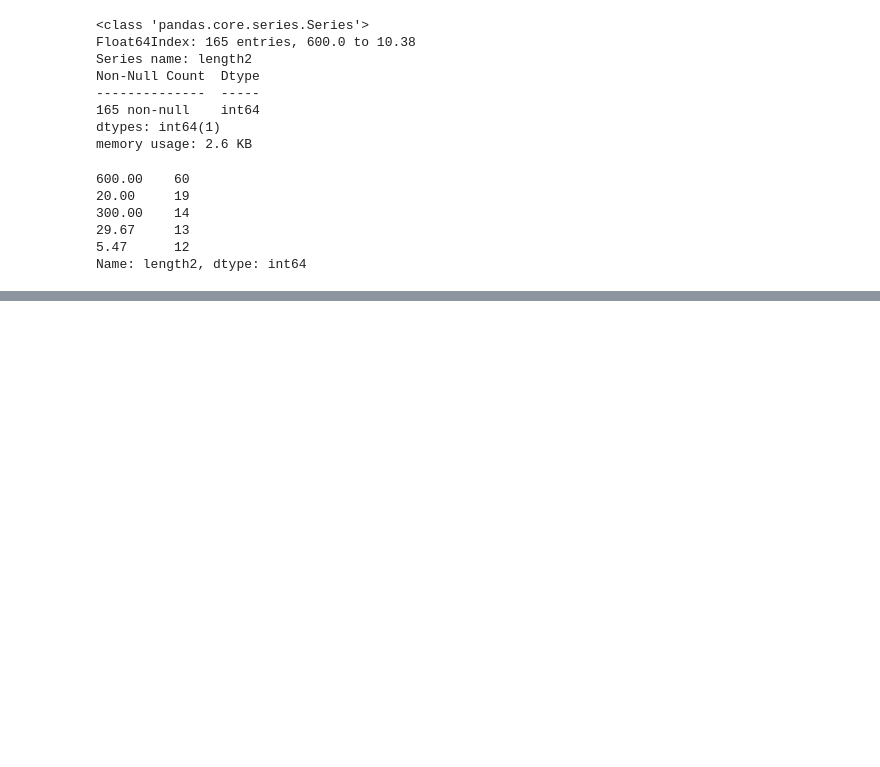
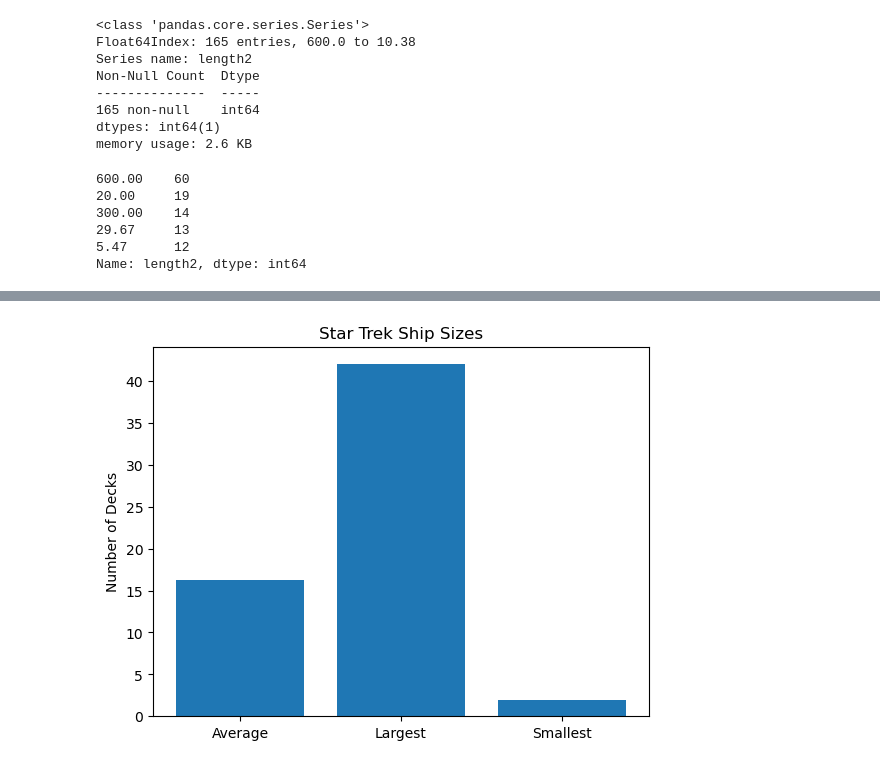
Before and after one commit to wesiswes629/wookiestapi, a Jupyter notebook: notebooks/all_spacecraft.ipynb, the cells around one changed output, grey strips where cells are left out. Drawn from its saved outputs; the diff is of its cells as text; code cells hidden in the pictures; blank space fills up the shorter version.

```diff
--- a/notebooks/all_spacecraft.ipynb
+++ b/notebooks/all_spacecraft.ipynb
@@ -509,0 +523,9 @@ The smallest spaceship length is 0.0 meters in Star Wars
+# %%
+# Graph for Star Trek Mean, Max, and Min Deck Sizes
+
+plt.bar(['Average', 'Largest', 'Smallest'], [st_deck_avg, st_deck_large, st_deck_small])
+plt.ylabel('Number of Decks')
+plt.title('Star Trek Ship Sizes')
+plt.show()
+# %% [output]
+[figure, added]
```
Also changed, not shown: parts of 5 cells of this notebook, 5 other files.
